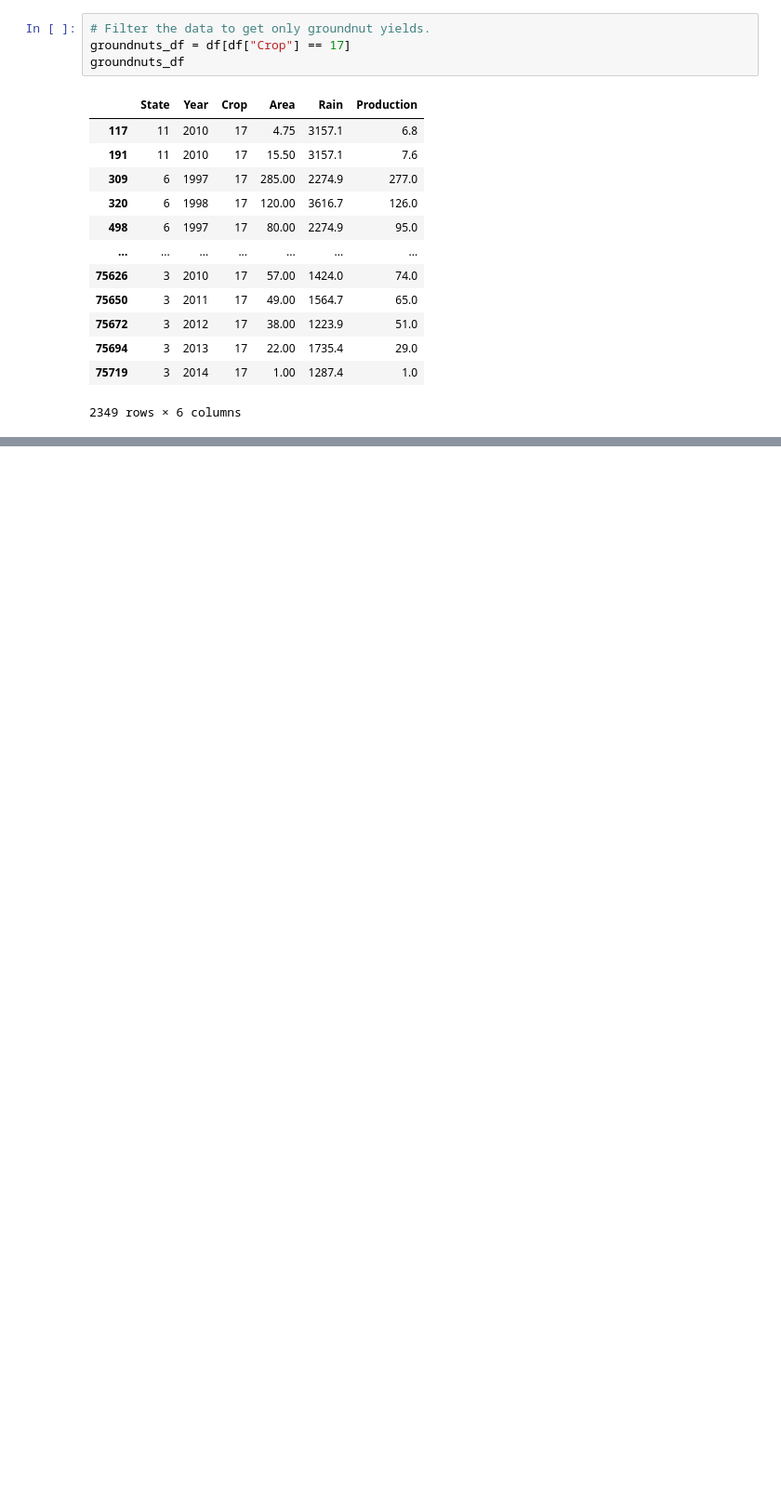
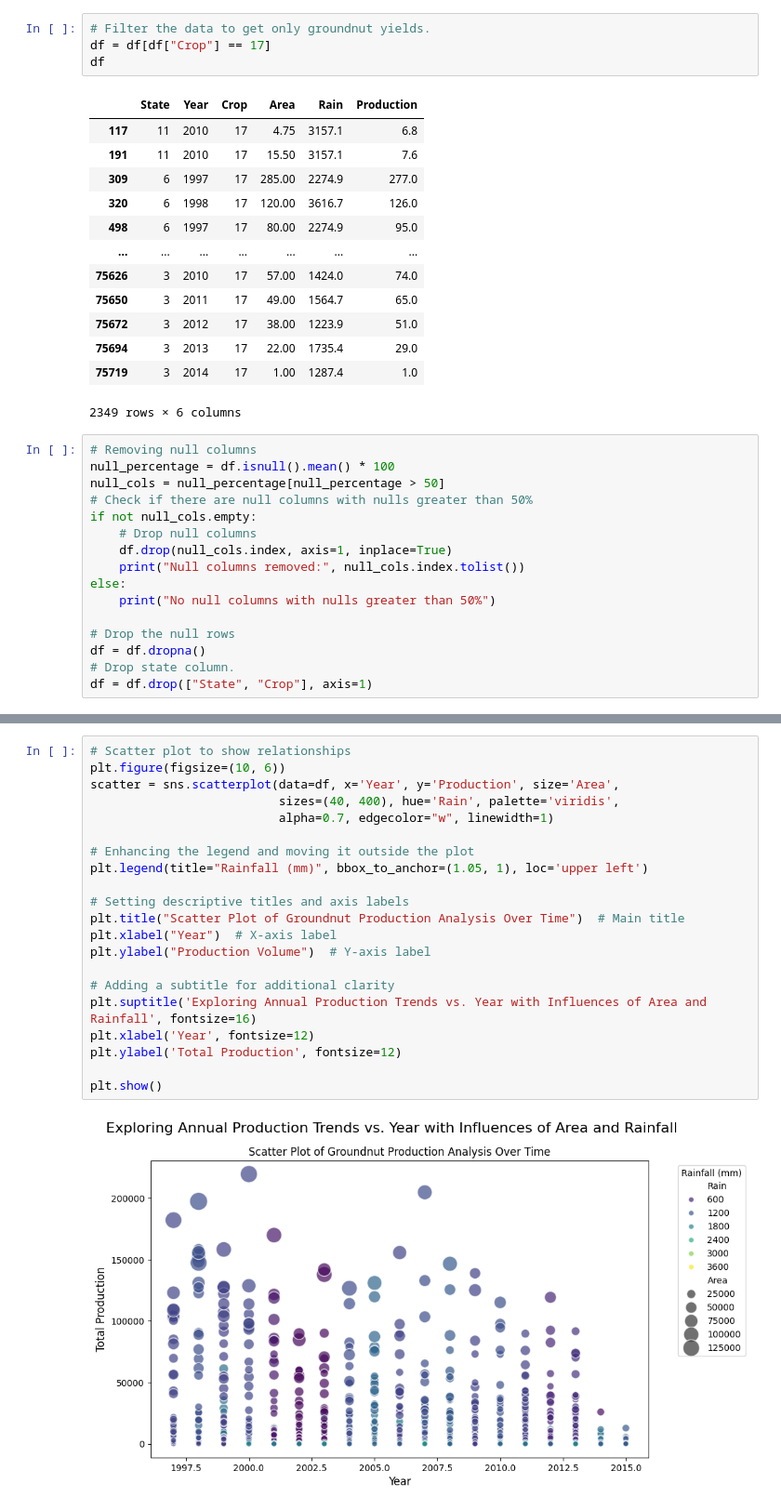
Before and after one commit to BenziDarwin/Groundnut-Yield-Prediction, a Jupyter notebook: groundnuts.ipynb, the cells around one changed output, grey strips where cells are left out. Shown: that part at 93% size. Cells and saved outputs as stored; diff of their text form; blank space fills up the shorter version.

Commit message:
Finished with data cleaning and analysis

```diff
--- a/groundnuts.ipynb
+++ b/groundnuts.ipynb
@@ -151,8 +154,8 @@ df
 76103 rows × 6 columns
 # %%
 # Filter the data to get only groundnut yields.
-groundnuts_df = df[df["Crop"] == 17]
-groundnuts_df
+df = df[df["Crop"] == 17]
+df
 # %% [output]
 |  | State | Year | Crop | Area | Rain | Production |
 | 117 | 11 | 2010 | 17 | 4.75 | 3157.1 | 6.8 |
@@ -167,3 +170,19 @@ groundnuts_df
 | 75694 | 3 | 2013 | 17 | 22.00 | 1735.4 | 29.0 |
 | 75719 | 3 | 2014 | 17 | 1.00 | 1287.4 | 1.0 |
 2349 rows × 6 columns
+# %%
+# Removing null columns
+null_percentage = df.isnull().mean() * 100
+null_cols = null_percentage[null_percentage > 50]
+# Check if there are null columns with nulls greater than 50%
+if not null_cols.empty:
+    # Drop null columns
+    df.drop(null_cols.index, axis=1, inplace=True)
+    print("Null columns removed:", null_cols.index.tolist())
+else:
+    print("No null columns with nulls greater than 50%")
+
+# Drop the null rows
+df = df.dropna()
+# Drop state column.
+df = df.drop(["State", "Crop"], axis=1)
@@ -169,0 +191,23 @@ groundnuts_df
+# %%
+# Scatter plot to show relationships
+plt.figure(figsize=(10, 6))
+scatter = sns.scatterplot(data=df, x='Year', y='Production', size='Area',
+                          sizes=(40, 400), hue='Rain', palette='viridis',
+                          alpha=0.7, edgecolor="w", linewidth=1)
+
+# Enhancing the legend and moving it outside the plot
+plt.legend(title="Rainfall (mm)", bbox_to_anchor=(1.05, 1), loc='upper left')
+
+# Setting descriptive titles and axis labels
+plt.title("Scatter Plot of Groundnut Production Analysis Over Time")  # Main title
+plt.xlabel("Year")  # X-axis label
+plt.ylabel("Production Volume")  # Y-axis label
+
+# Adding a subtitle for additional clarity
+plt.suptitle('Exploring Annual Production Trends vs. Year with Influences of Area and Rainfall', fontsize=16)
+plt.xlabel('Year', fontsize=12)
+plt.ylabel('Total Production', fontsize=12)
+
+plt.show()
+# %% [output]
+[figure, added]
```
Also changed, not shown: parts of 4 cells of this notebook.
